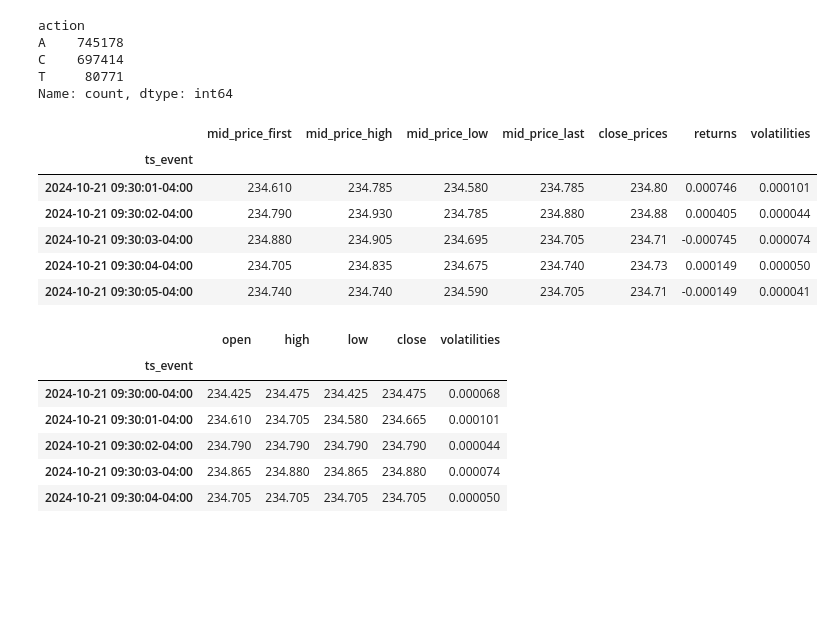
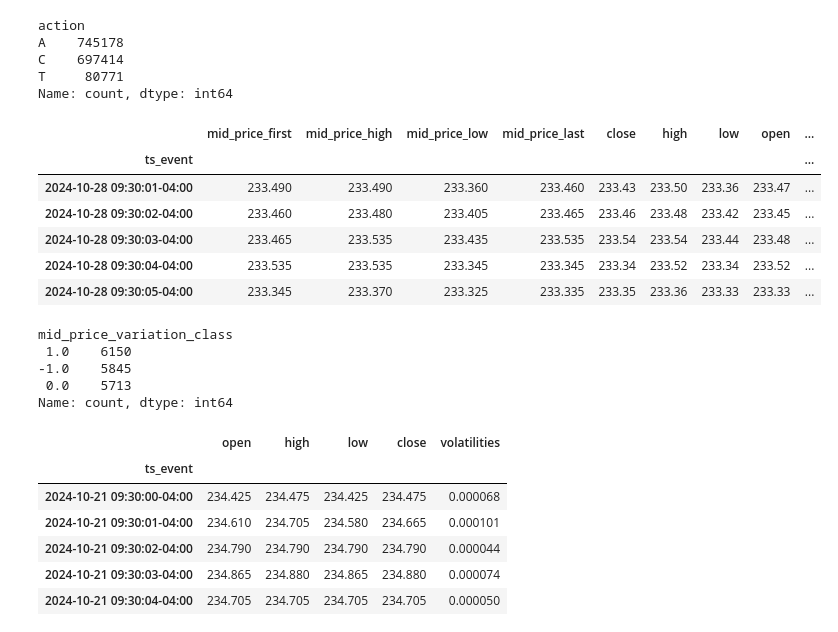
Before and after one commit to LiaoLaurent/Stock-Prediction-Deep-Learning, a Jupyter notebook: feature_engineering.ipynb, the cells around one changed output. Saved outputs shown, nothing was run; the diff lists cells and outputs as text; code cells hidden in the pictures; blank space fills up the shorter version.

```diff
--- a/feature_engineering.ipynb
+++ b/feature_engineering.ipynb
@@ -6,14 +6,14 @@ import pandas as pd
 market_open = pd.Timestamp("09:30:00").time()
 market_close = pd.Timestamp("16:00:00").time()
 # %%
-AAPL_data_path = "AAPL_data/AAPL_2024-10-21_xnas-itch.parquet"
+AAPL_data_path = "AAPL_data/AAPL_2024-10-28_xnas-itch.parquet"
 
-df = pd.read_parquet(AAPL_data_path)
-df = df.reset_index().set_index("ts_event")
+raw_data = pd.read_parquet(AAPL_data_path)
+raw_data = raw_data.reset_index().set_index("ts_event")
 
-df = df.between_time(market_open, market_close)
+raw_data = raw_data.between_time(market_open, market_close)
 
-df.head()
+raw_data.head()
 # %% [output]
 |  | ts_recv | rtype | publisher_id | instrument_id | action | side | depth | price | size | flags | ... |
 | ts_event |  |  |  |  |  |  |  |  |  |  | ... |
@@ -88,16 +83,24 @@ def resample_mid_prices(raw_data, sampling_rate, returns_discretization="10ms"):
         axis=1,
     ).dropna()
 # %%
-data = resample_mid_prices(df, "1s")
+data = resample_mid_prices(raw_data, "1s")
 data.head()
 # %% [output]
-|  | mid_price_first | mid_price_high | mid_price_low | mid_price_last | close_prices | returns | volatilities |
-| ts_event |  |  |  |  |  |  |  |
-| 2024-10-21 09:30:01-04:00 | 234.610 | 234.785 | 234.580 | 234.785 | 234.80 | 0.000746 | 0.000101 |
-| 2024-10-21 09:30:02-04:00 | 234.790 | 234.930 | 234.785 | 234.880 | 234.88 | 0.000405 | 0.000044 |
-| 2024-10-21 09:30:03-04:00 | 234.880 | 234.905 | 234.695 | 234.705 | 234.71 | -0.000745 | 0.000074 |
-| 2024-10-21 09:30:04-04:00 | 234.705 | 234.835 | 234.675 | 234.740 | 234.73 | 0.000149 | 0.000050 |
-| 2024-10-21 09:30:05-04:00 | 234.740 | 234.740 | 234.590 | 234.705 | 234.71 | -0.000149 | 0.000041 |
+|  | mid_price_first | mid_price_high | mid_price_low | mid_price_last | close | high | low | open | ... |
+| ts_event |  |  |  |  |  |  |  |  | ... |
+| 2024-10-28 09:30:01-04:00 | 233.490 | 233.490 | 233.360 | 233.460 | 233.43 | 233.50 | 233.36 | 233.47 | ... |
+| 2024-10-28 09:30:02-04:00 | 233.460 | 233.480 | 233.405 | 233.465 | 233.46 | 233.48 | 233.42 | 233.45 | ... |
+| 2024-10-28 09:30:03-04:00 | 233.465 | 233.535 | 233.435 | 233.535 | 233.54 | 233.54 | 233.44 | 233.48 | ... |
+| 2024-10-28 09:30:04-04:00 | 233.535 | 233.535 | 233.345 | 233.345 | 233.34 | 233.52 | 233.34 | 233.52 | ... |
+| 2024-10-28 09:30:05-04:00 | 233.345 | 233.370 | 233.325 | 233.335 | 233.35 | 233.36 | 233.33 | 233.33 | ... |
+# %%
+data["mid_price_variation_class"].value_counts()
+# %% [output]
+mid_price_variation_class
+ 1.0    6150
+-1.0    5845
+ 0.0    5713
+Name: count, dtype: int64
 # %%
 def group_and_pivot_order_sizes(df, sampling_rate):
     """
```
Also changed, not shown: parts of 4 cells of this notebook, 4 other files.
